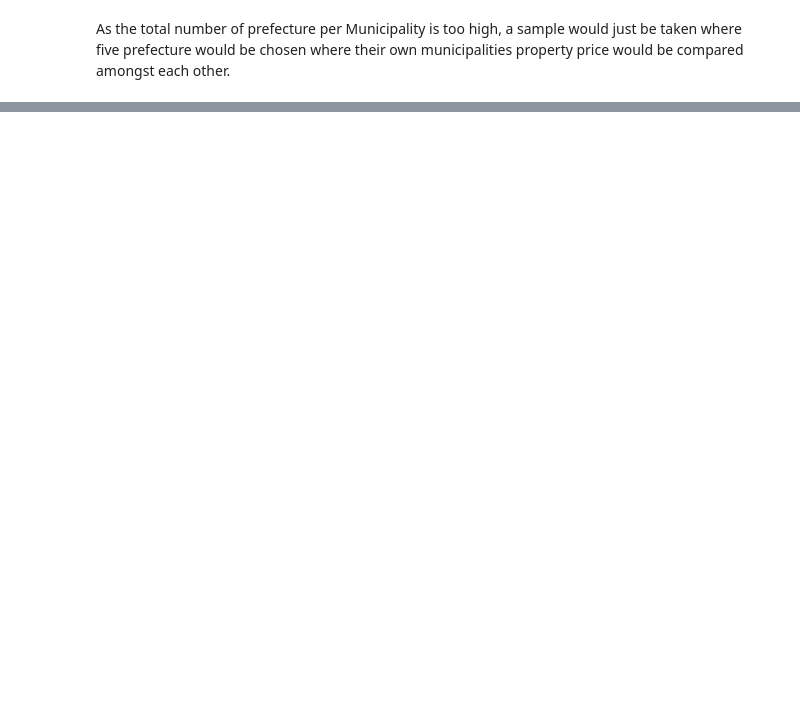
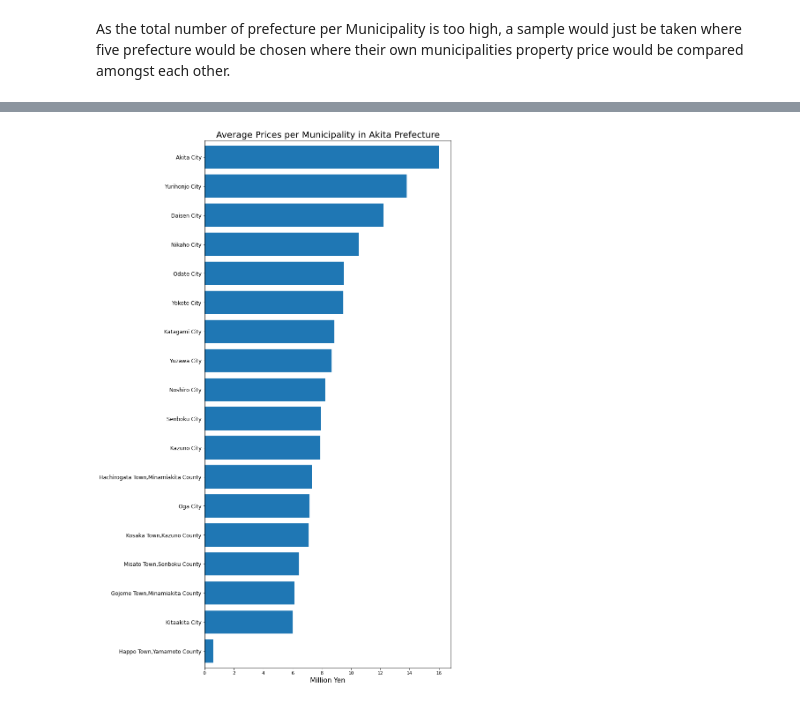
Before and after one commit to aronnicksnts/kaggle-projects, a Jupyter notebook: Japan Real Estate Prediction/Japan Real Estate Price Prediction.ipynb, the cells around one changed output, grey strips where cells are left out. Drawn from its saved outputs; the diff is of its cells as text; code cells hidden in the pictures; blank space fills up the shorter version.

```diff
--- a/Japan Real Estate Prediction/Japan Real Estate Price Prediction.ipynb
+++ b/Japan Real Estate Prediction/Japan Real Estate Price Prediction.ipynb
@@ -175,13 +283,5 @@ plt.show()
 # %%
-MuniTP = df.loc[df['Prefecture'] == 'Akita Prefecture'].groupby('Municipality',
-                                                          as_index = False).mean().sort_values('TradePrice', ascending = False)
-
-fig, ax = plt.subplots(figsize=(10,12))
-ax.barh(MuniTP['Municipality'], MuniTP['TradePrice'])
-ax.invert_yaxis()
-ax.margins(y=0.01)
-ax.set_xlabel('Million Yen', fontsize = 15)
-ax.set_title('Average Prices per Municipality in Akita Prefecture', fontsize=20)
-plt.yticks(fontsize=12)
-plt.show()
+getMunicipalityAveragePrice('Akita Prefecture')
+# %% [output]
+[figure, added]
 # %%
```
Also changed, not shown: parts of 35 cells of this notebook.
